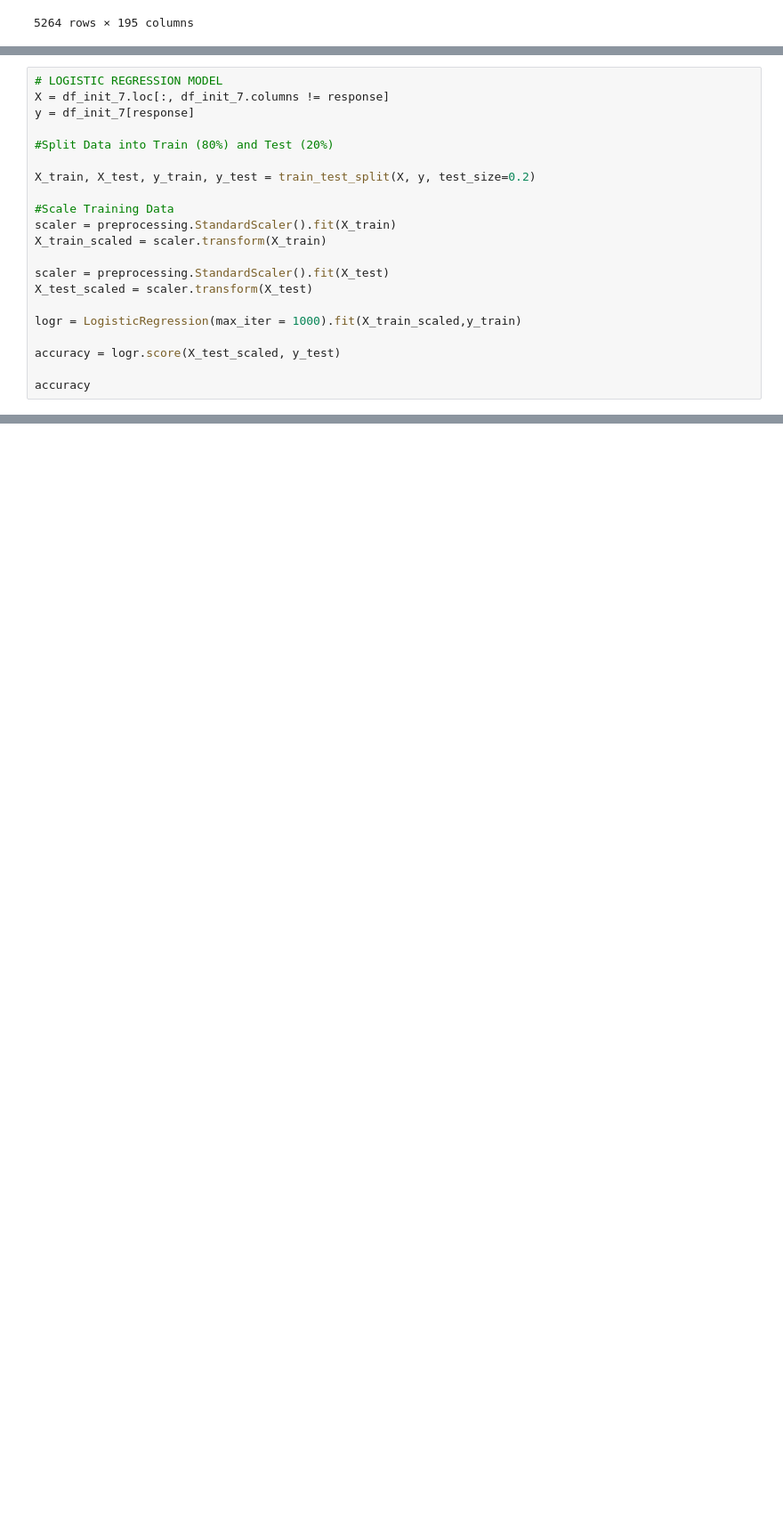
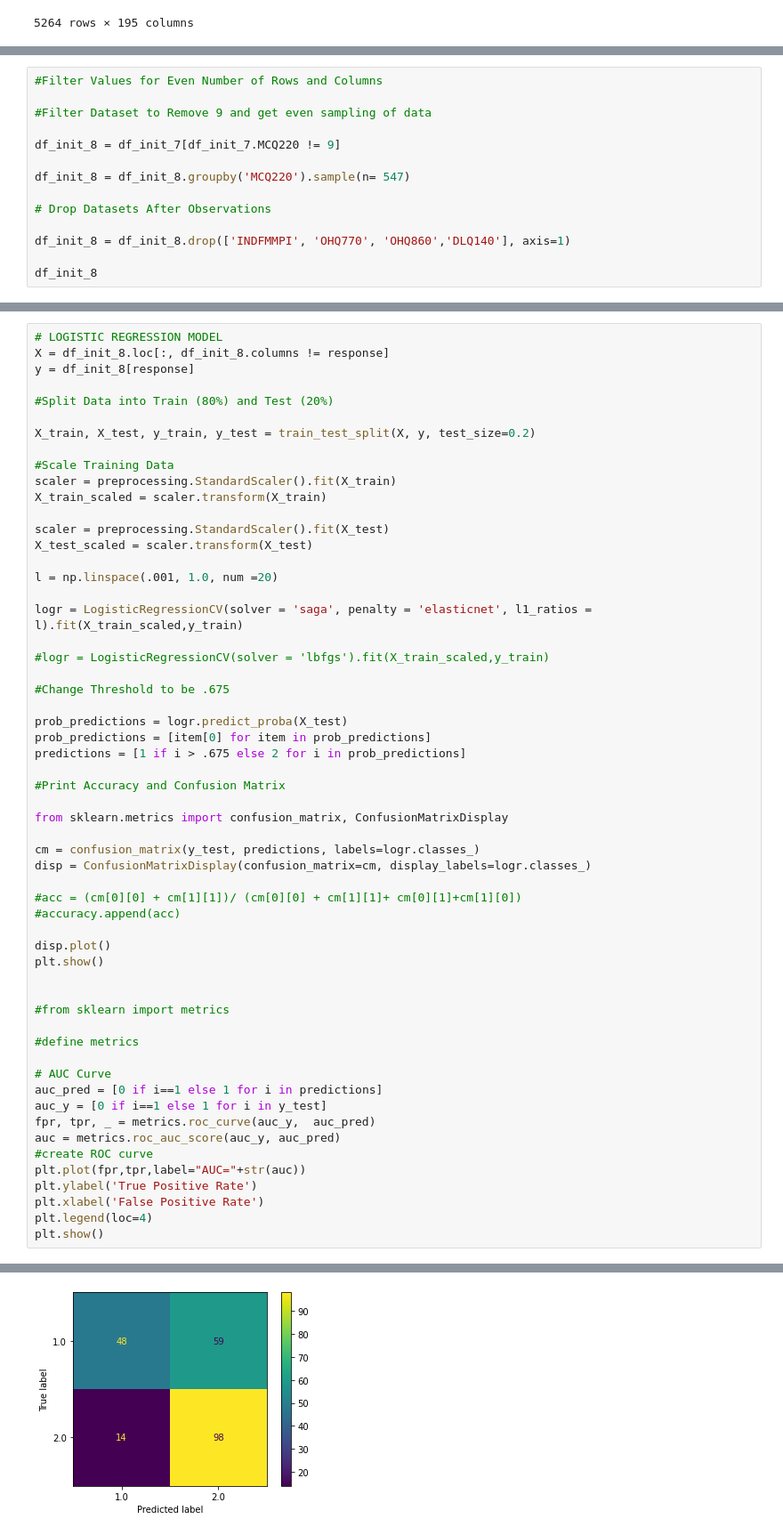
Before and after one commit to nglahani/ML_RPA_Use_Case, a Jupyter notebook: Python/Data_Test.ipynb, the cells around one changed output, grey strips where cells are left out. Shown at 89% size. Drawn from its saved outputs; the diff is of its cells as text; blank space fills up the shorter version.

```diff
--- a/Python/Data_Test.ipynb
+++ b/Python/Data_Test.ipynb
@@ -250,0 +243,14 @@ df_init_7
+# %%
+#Filter Values for Even Number of Rows and Columns
+
+#Filter Dataset to Remove 9 and get even sampling of data
+
+df_init_8 = df_init_7[df_init_7.MCQ220 != 9]
+
+df_init_8 = df_init_8.groupby('MCQ220').sample(n= 547)
+
+# Drop Datasets After Observations
+
+df_init_8 = df_init_8.drop(['INDFMMPI', 'OHQ770', 'OHQ860','DLQ140'], axis=1)
+
+df_init_8
@@ -251,7 +271,7 @@ df_init_7
 # %%
 # LOGISTIC REGRESSION MODEL
-X = df_init_7.loc[:, df_init_7.columns != response]
-y = df_init_7[response]
+X = df_init_8.loc[:, df_init_8.columns != response]
+y = df_init_8[response]
 
 #Split Data into Train (80%) and Test (20%)
 
@@ -264,9 +284,45 @@ X_train_scaled = scaler.transform(X_train)
 scaler = preprocessing.StandardScaler().fit(X_test)
 X_test_scaled = scaler.transform(X_test)
 
-logr = LogisticRegression(max_iter = 1000).fit(X_train_scaled,y_train)
+l = np.linspace(.001, 1.0, num =20)
 
-accuracy = logr.score(X_test_scaled, y_test)
+logr = LogisticRegressionCV(solver = 'saga', penalty = 'elasticnet', l1_ratios = l).fit(X_train_scaled,y_train)
 
-accuracy
+#logr = LogisticRegressionCV(solver = 'lbfgs').fit(X_train_scaled,y_train)
+
+#Change Threshold to be .675
+
+prob_predictions = logr.predict_proba(X_test)
+prob_predictions = [item[0] for item in prob_predictions]
+predictions = [1 if i > .675 else 2 for i in prob_predictions]
+
+#Print Accuracy and Confusion Matrix
+
+from sklearn.metrics import confusion_matrix, ConfusionMatrixDisplay
+
+cm = confusion_matrix(y_test, predictions, labels=logr.classes_)
+disp = ConfusionMatrixDisplay(confusion_matrix=cm, display_labels=logr.classes_)
+
+#acc = (cm[0][0] + cm[1][1])/ (cm[0][0] + cm[1][1]+ cm[0][1]+cm[1][0])
+#accuracy.append(acc)
+
+disp.plot()
+plt.show()
+
+
+#from sklearn import metrics
+
+#define metrics
+
+# AUC Curve
+auc_pred = [0 if i==1 else 1 for i in predictions]
+auc_y = [0 if i==1 else 1 for i in y_test]
+fpr, tpr, _ = metrics.roc_curve(auc_y,  auc_pred)
+auc = metrics.roc_auc_score(auc_y, auc_pred)
+#create ROC curve
+plt.plot(fpr,tpr,label="AUC="+str(auc))
+plt.ylabel('True Positive Rate')
+plt.xlabel('False Positive Rate')
+plt.legend(loc=4)
+plt.show()
 # %% [output]
@@ -273,0 +329 @@ accuracy
+[figure, added]
```
Also changed, not shown: parts of 8 cells of this notebook, 4 other files.
